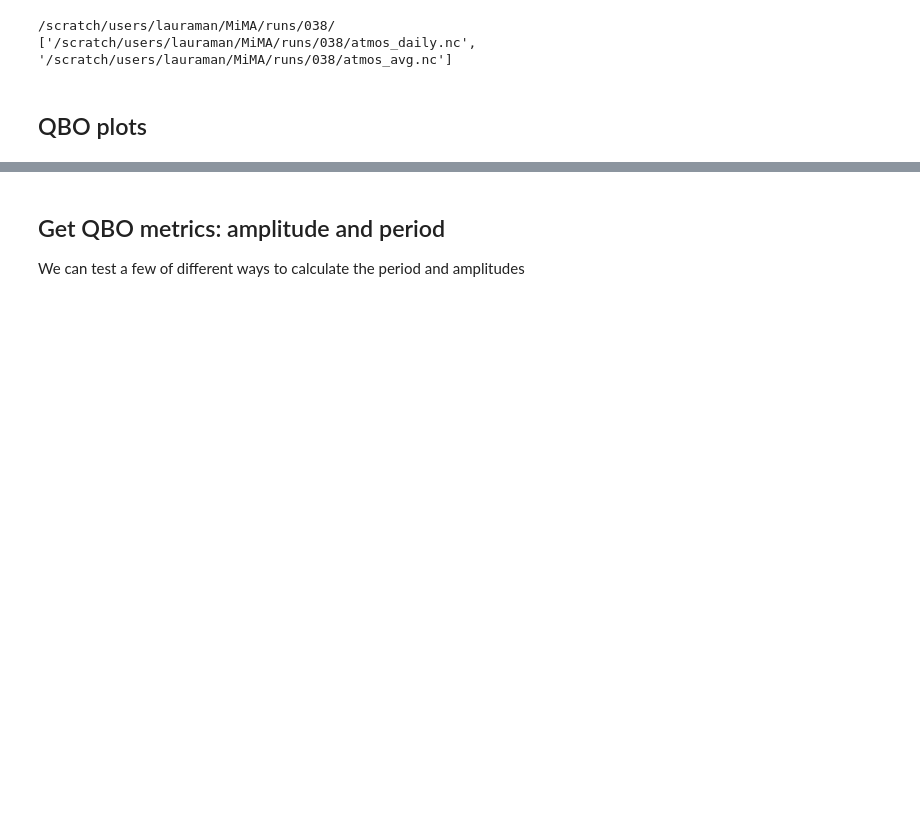
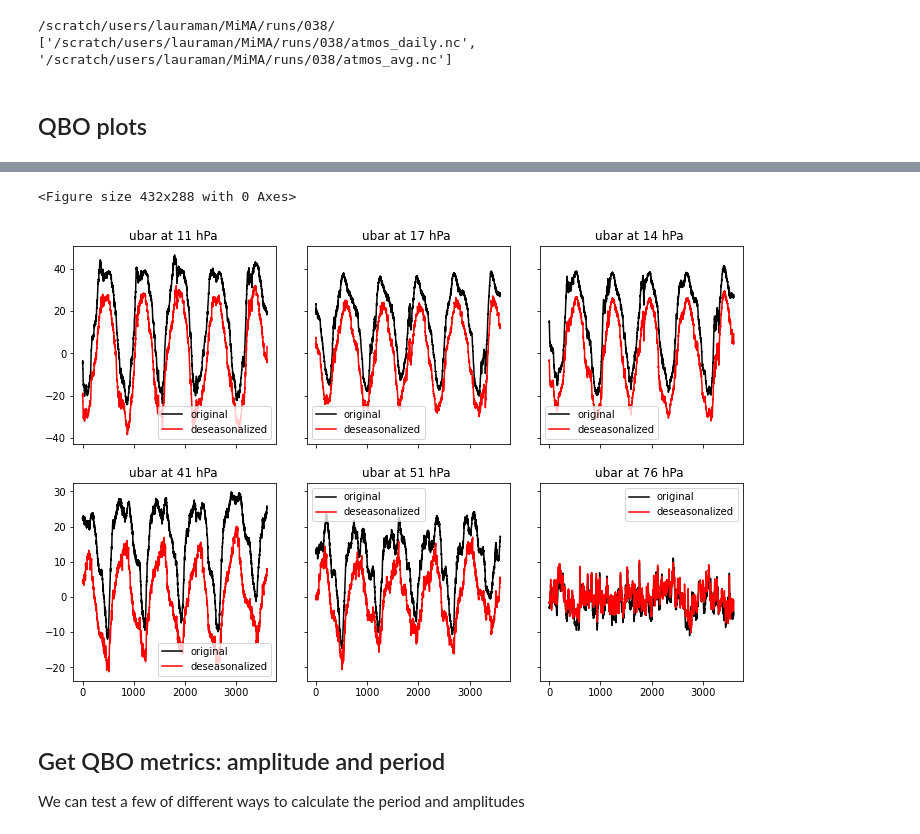
Before and after one commit to lm2612/MiMA_analysis, a Jupyter notebook: Notebooks/QBO_properties.ipynb, the cells around one changed output, grey strips where cells are left out. Saved outputs shown, nothing was run; the diff lists cells and outputs as text; code cells hidden in the pictures; blank space fills up the shorter version.

```diff
--- a/Notebooks/QBO_properties.ipynb
+++ b/Notebooks/QBO_properties.ipynb
@@ -55,7 +69,21 @@ NameError: name 't' is not defined
 # %%
-plt.plot(u_zonal[:,0])
-plt.plot(u_deseason[:,0])
-plt.title('u at 27 hPa (mid stratosphere)')
+# Plot wind speeds at a few different heights in stratosphere
+height_inds = [13, 15, 14, 19, 20, 22]
+plt.clf()
+fig, axs = plt.subplots(2, 3, figsize=(12, 8),
+                        gridspec_kw = {'wspace':0.15, 'hspace':0.2},
+                        sharey='row', sharex=True)
+axs = axs.flatten()
+for i in range(len(height_inds)):
+    height_ind = height_inds[i]
+    plt.sca(axs[i])
+    plt.plot(u_zonal[:, height_ind], color='black', label='original')
+    plt.plot(u_deseason[:, height_ind], color='red', label='deseasonalized')
+    plt.legend()
+    plt.title('ubar at {:.2g} hPa '.format(pfull[height_ind]))
+# %% [output]
+<Figure size 432x288 with 0 Axes>
+[figure, added]
 # %% [markdown]
 ## Get QBO metrics: amplitude and period
 We can test a few of different ways to calculate the period and amplitudes
```
Also changed, not shown: parts of 18 cells of this notebook.
